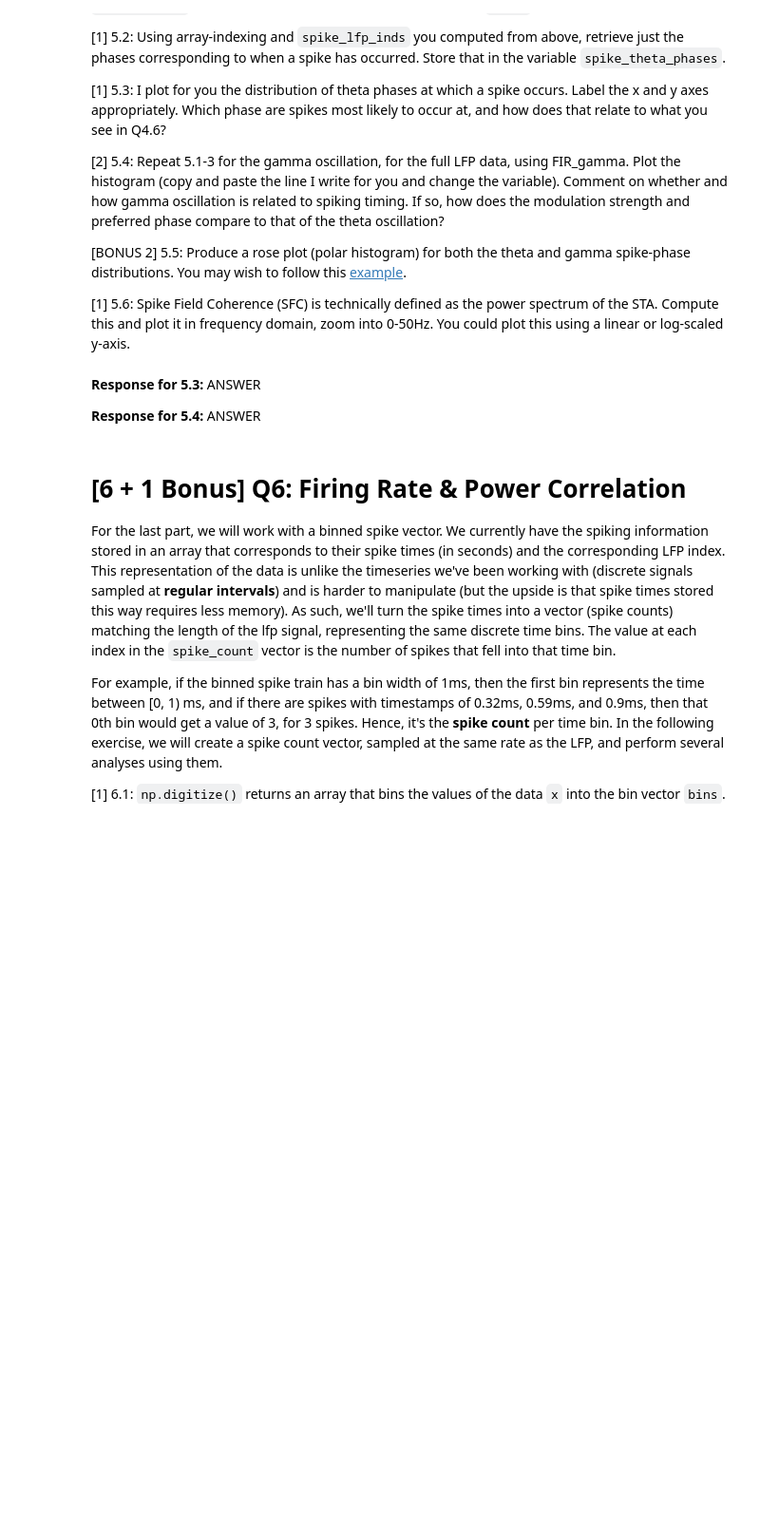
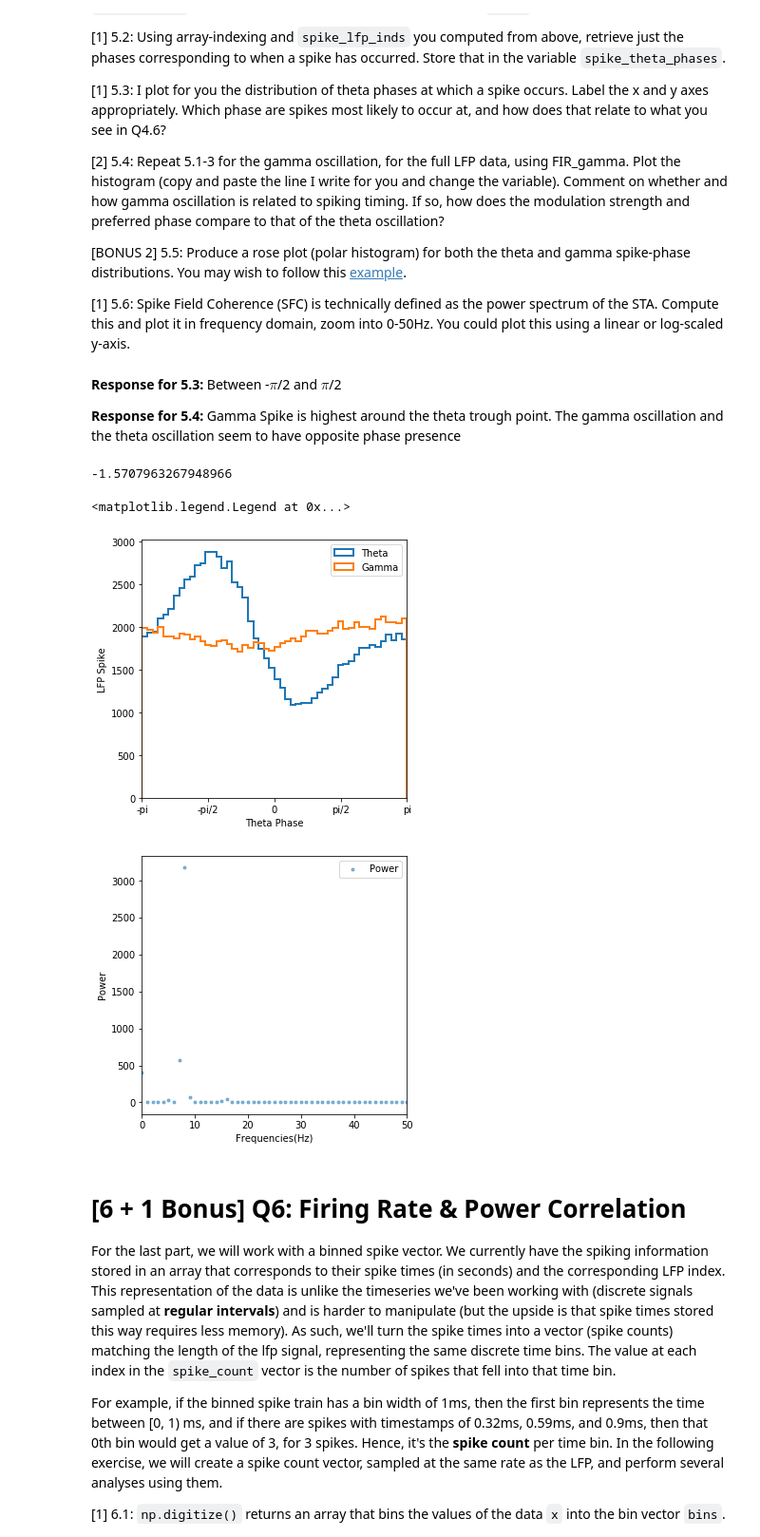
Before and after one commit to dylew898/COGS118C, a Jupyter notebook: Assignments/A4-HilbertLFPSpike.ipynb, the cells around one changed output. Shown at 95% size. Saved outputs shown, nothing was run; the diff lists cells and outputs as text; code cells hidden in the pictures; blank space fills up the shorter version.

```diff
--- a/Assignments/A4-HilbertLFPSpike.ipynb
+++ b/Assignments/A4-HilbertLFPSpike.ipynb
@@ -373,36 +373,50 @@ A more frequency-specific way of measuring the interaction between spike timing
 [BONUS 2] 5.5: Produce a rose plot (polar histogram) for both the theta and gamma spike-phase distributions. You may wish to follow this [example](https://matplotlib.org/3.1.0/gallery/pie_and_polar_charts/polar_bar.html).
 
 [1] 5.6: Spike Field Coherence (SFC) is technically defined as the power spectrum of the STA. Compute this and plot it in frequency domain, zoom into 0-50Hz. You could plot this using a linear or log-scaled y-axis.
-# %% [markdown]
-**Response for 5.3:** ANSWER
-
-**Response for 5.4:** ANSWER
+# %% [markdown]
+**Response for 5.3:** Between -$\pi$/2 and $\pi$/2
+
+**Response for 5.4:** Gamma Spike is highest around the theta trough point. The gamma oscillation and the theta oscillation seem to have opposite phase presence
 # %%
 # _FILL_IN_YOUR_CODE_HERE
-
+#theta lfp
 theta_osc_full = np.convolve(lfp,FIR_theta,mode='same')
-theta_full_x_a = my_hilbert(theta_osc_full)
-
+theta_full_x_a = signal.hilbert(theta_osc_full)
 theta_power, theta_phase = compute_power_phase(theta_full_x_a)
 
 # _FILL_IN_YOUR_CODE_HERE
+#gamma lfp
 gamma_osc_full = np.convolve(lfp,FIR_gamma,mode='same')
-gamma_full_x_a = my_hilbert(gamma_osc_full)
+gamma_full_x_a = signal.hilbert(gamma_osc_full)
 gamma_power, gamma_phase = compute_power_phase(gamma_full_x_a)
 
-spike_theta_phases = # _FILL_IN_YOUR_CODE_HERE
-spike_gamma_phases = # _FILL_IN_YOUR_CODE_HERE
+spike_theta_phases = [theta_phase[int(i)] for i in spike_lfp_inds]
+spike_gamma_phases = [gamma_phase[int(i)] for i in spike_lfp_inds]
 
 plt.figure(figsize=(5,5))
 
 # use 50 phase bins to catalogue the spike-phases
 theta_counts, phase_bins, _ = plt.hist(spike_theta_phases,50, histtype='step', lw=2, label='Theta')
+gamma_counts, phase_bins, _ = plt.hist(spike_gamma_phases,50, histtype='step', lw=2, label='Gamma')
 plt.xlim([-np.pi, np.pi])
 plt.xticks(np.arange(-np.pi,np.pi+0.1, np.pi/2), ['-pi','-pi/2','0','pi/2','pi'])
+plt.xlabel('Theta Phase'); plt.ylabel('LFP Spike')
+plt.legend()
 print(-np.pi/2)
 
 # compute and plot SFC from STA
 plt.figure(figsize=(5,5))
+SFC = np.abs(np.fft.fft(STA))**2
+freqs = np.fft.fftfreq(len(STA),1/lfp_fs)
+plt.plot(freqs, SFC, '.', alpha=0.5, label='Power')
+plt.xlim([0,50])
+plt.xlabel('Frequencies(Hz)');plt.ylabel('Power')
+plt.legend()
+# %% [output]
+-1.5707963267948966
+<matplotlib.legend.Legend at 0x...>
+[figure, added]
+[figure, added]
 # %% [markdown]
 # [6 + 1 Bonus] Q6: Firing Rate & Power Correlation
 For the last part, we will work with a binned spike vector. We currently have the spiking information stored in an array that corresponds to their spike times (in seconds) and the corresponding LFP index. This representation of the data is unlike the timeseries we've been working with (discrete signals sampled at **regular intervals**) and is harder to manipulate (but the upside is that spike times stored this way requires less memory). As such, we'll turn the spike times into a vector (spike counts) matching the length of the lfp signal, representing the same discrete time bins. The value at each index in the `spike_count` vector is the number of spikes that fell into that time bin.
```
Also changed, not shown: parts of 11 cells of this notebook.
